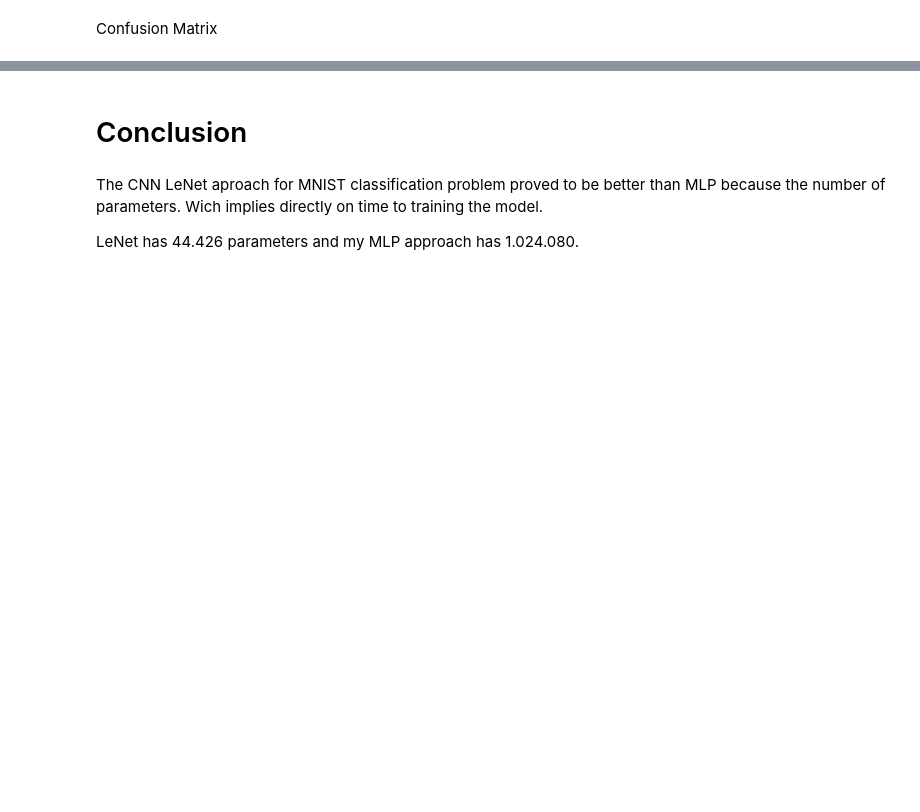
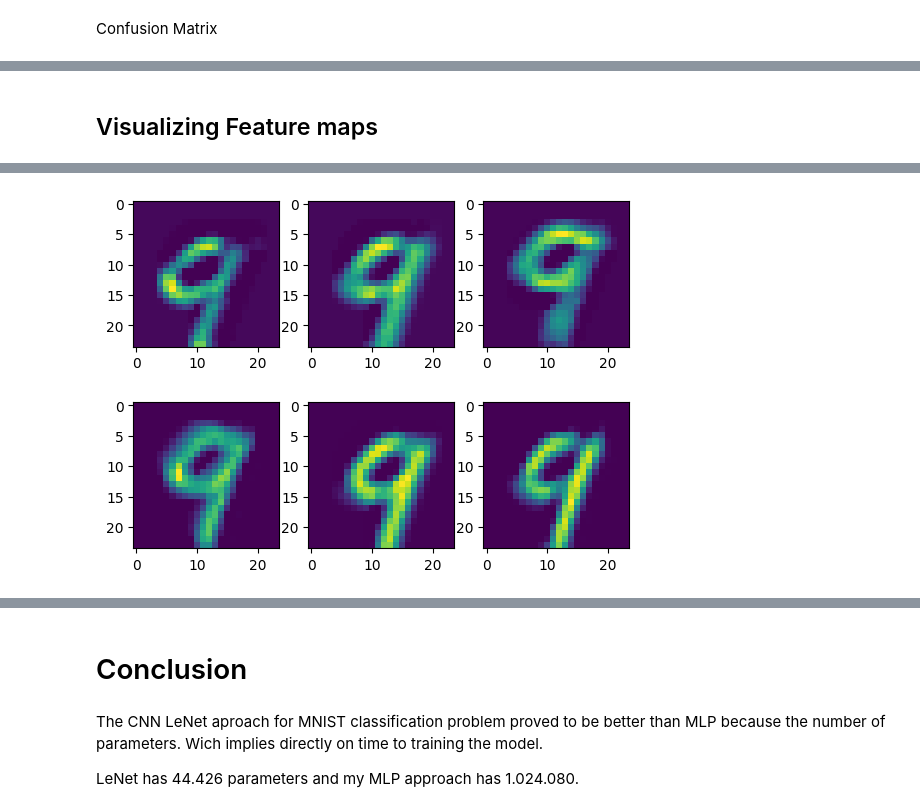
Before and after one commit to Ga-Alves/smart-sense-pratice, a Jupyter notebook: CNN/main.ipynb, the cells around one changed output, grey strips where cells are left out. Saved outputs shown, nothing was run; the diff lists cells and outputs as text; code cells hidden in the pictures; blank space fills up the shorter version.

Commit message:
feat: visualizando feature maps

```diff
--- a/CNN/main.ipynb
+++ b/CNN/main.ipynb
@@ -119,0 +121,16 @@ array([[ 972,    0,    1,    0,    0,    0,    3,    1,    3,    0],
+# %% [markdown]
+## Visualizing Feature maps
+# %%
+# Create a model that will return these outputs, given the model input
+feature_map_model = Model(inputs=model.inputs, outputs=model.layers[0].output)
+
+# Use the model to predict the features
+feature_maps = feature_map_model.predict(x_test[12].reshape(1, 28, 28, 1))
+
+
+# Plot the first few feature maps
+for i in range(6):
+    plt.subplot(2, 3, i+1)
+    plt.imshow(feature_maps[0, :, :, i], cmap='viridis')
+plt.show()
+# %% [output]
@@ -119,0 +138 @@ array([[ 972,    0,    1,    0,    0,    0,    3,    1,    3,    0],
+[figure, added]
```
Also changed, not shown: parts of 7 cells of this notebook.
